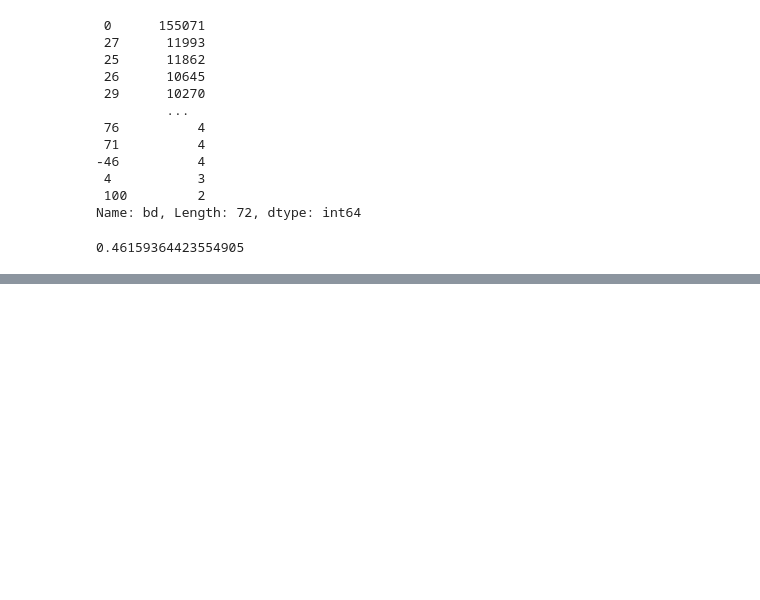
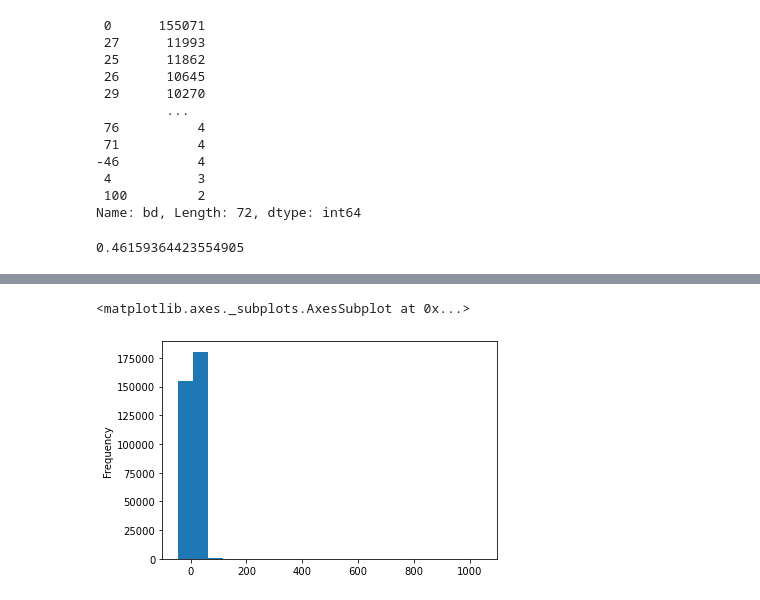
Before and after one commit to sethmjackson/-KKBox_NYCDSA_Hackathon_11-1-2020, a Jupyter notebook: Nick/hackathon.ipynb, the cells around one changed output, grey strips where cells are left out. Cells and saved outputs as stored; diff of their text form; code cells hidden in the pictures; blank space fills up the shorter version.

```diff
--- a/Nick/hackathon.ipynb
+++ b/Nick/hackathon.ipynb
@@ -519,0 +527,5 @@ Data['bd'][Data['bd'] == 0].shape[0]/Data.shape[0] #percent of age column consis
+# %%
+Data['bd'].plot.hist(bins = 20)
+# %% [output]
+<matplotlib.axes._subplots.AxesSubplot at 0x...>
+[figure, added]
```
Also changed, not shown: parts of 57 cells of this notebook.
